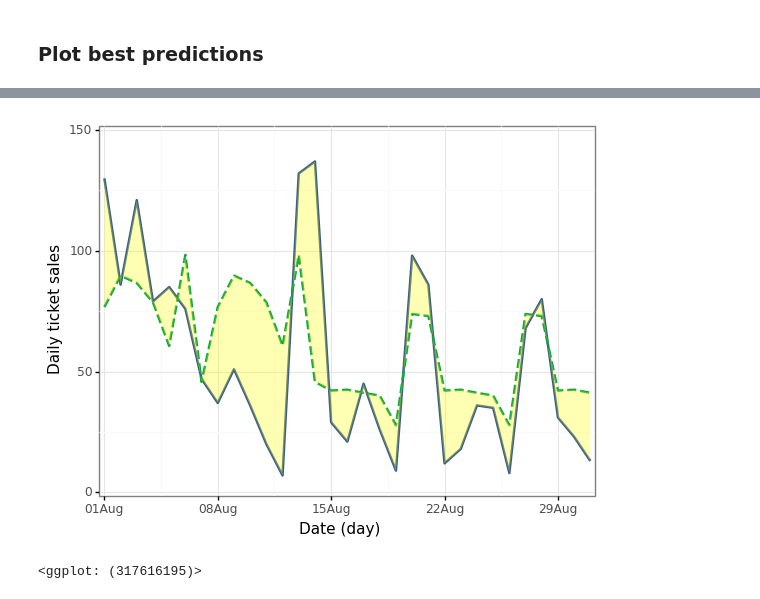
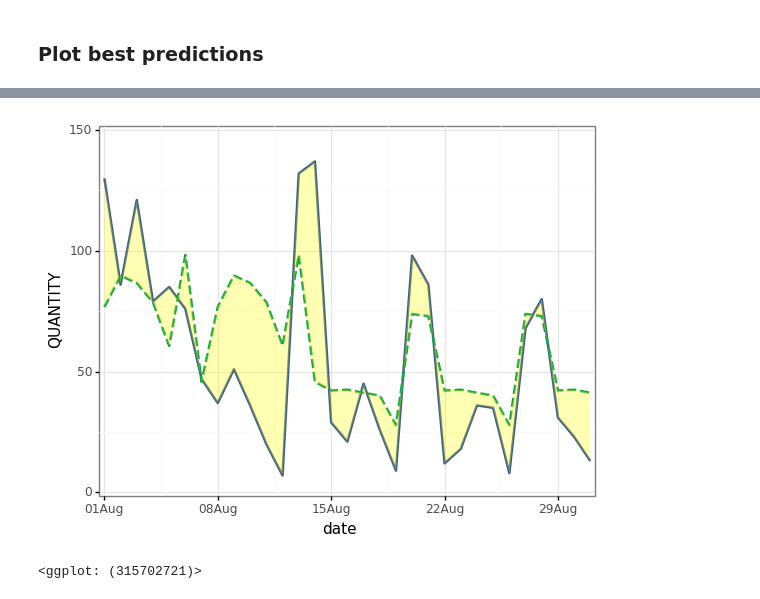
Before and after one commit to gabors-data-analysis/da_case_studies, a Jupyter notebook: ch18-swimmingpool/ch18-swimmingpool-predict.ipynb, the cells around one changed output, grey strips where cells are left out. Cells and saved outputs as stored; diff of their text form; code cells hidden in the pictures.

Commit message:
correct last plot

```diff
--- a/ch18-swimmingpool/ch18-swimmingpool-predict.ipynb
+++ b/ch18-swimmingpool/ch18-swimmingpool-predict.ipynb
@@ -444,19 +473,17 @@ g_predictions_rmse
 # %%
 (
     ggplot(data_holdout.query("month == 8"), aes(x="date"))
     + geom_line(aes(y="QUANTITY"), color=color[0], size=1)
     + geom_line(aes(y="y_hat_5"), color=color[1], linetype="dashed", size=1)
     + geom_ribbon(aes(ymin="QUANTITY", ymax="y_hat_5"), fill="yellow", alpha=0.3)
     + scale_y_continuous(expand=(0.01, 0.01), limits=(0, 150))
     + scale_x_date(
         expand=(0.01, 0.01),
         breaks=["2016-08-01", "2016-08-08", "2016-08-15", "2016-08-22", "2016-08-29"],
-        limits=["2016-08-01", "2016-08-31"],
         labels=date_format("%d%b"),
     )
-    + labs(x="Date (day)", y="Daily ticket sales")
     + theme_bw()
 )
 # %% [output]
-[figure, old version]
+[figure, new version]
-<ggplot: (317616195)>
+<ggplot: (315702721)>
```
Also changed, not shown: parts of 11 cells of this notebook.
